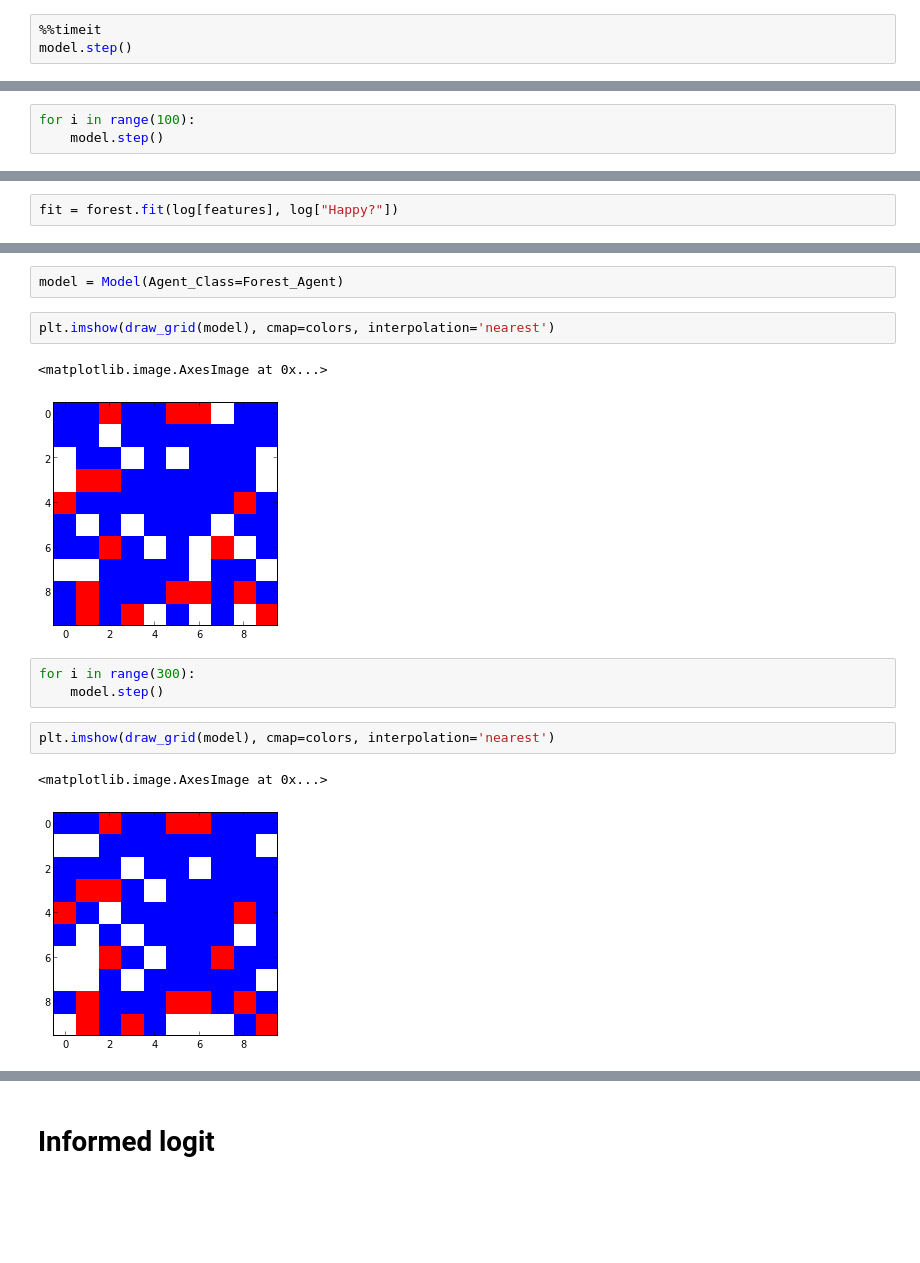
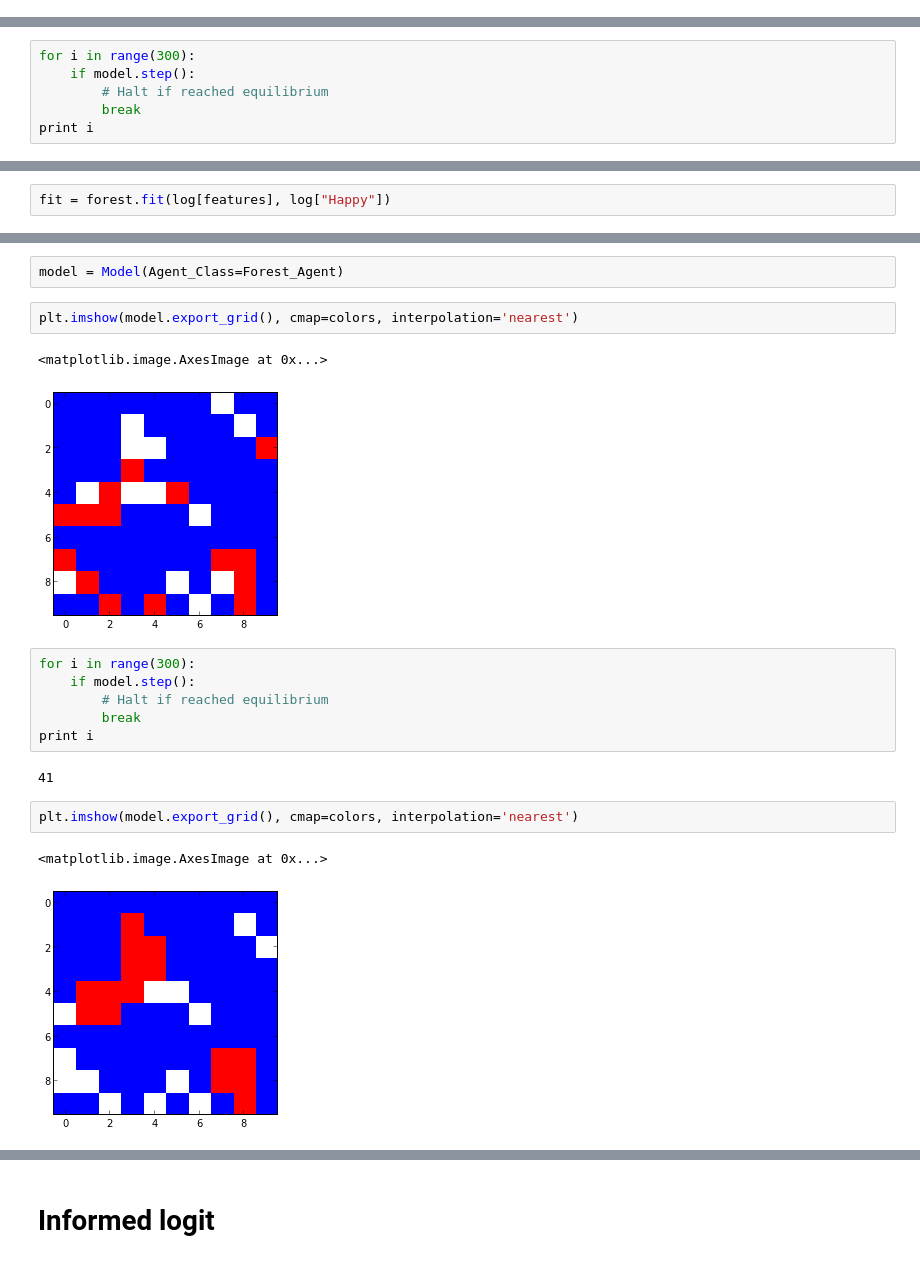
Before and after one commit to dmasad/Schelling_ML, a Jupyter notebook: Running the fitted model.ipynb, the cells around one changed output, grey strips where cells are left out. Drawn from its saved outputs; the diff is of its cells as text; blank space fills up the shorter version.

```diff
--- a/Running the fitted model.ipynb
+++ b/Running the fitted model.ipynb
@@ -66,3 +74,0 @@ plt.imshow(draw_grid(model), cmap=colors, interpolation='nearest')
-# %%
-%%timeit
-model.step()
@@ -71,3 +75,6 @@ model.step()
 # %%
-for i in range(100):
-    model.step()
+for i in range(300):
+    if model.step():
+        # Halt if reached equilibrium
+        break
+print i
@@ -81,21 +95,26 @@ plt.imshow(draw_grid(model), cmap=colors, interpolation='nearest')
 # %%
 forest = RandomForestClassifier(n_estimators=10, n_jobs=4)
 # %%
-fit = forest.fit(log[features], log["Happy?"])
+fit = forest.fit(log[features], log["Happy"])
 # %%
 Forest_Agent = define_ml_agent(fit.predict)
 # %%
 model = Model(Agent_Class=Forest_Agent)
 # %%
-plt.imshow(draw_grid(model), cmap=colors, interpolation='nearest')
+plt.imshow(model.export_grid(), cmap=colors, interpolation='nearest')
 # %% [output]
 <matplotlib.image.AxesImage at 0x...>
-[figure, old version]
+[figure, new version]
 # %%
 for i in range(300):
-    model.step()
+    if model.step():
+        # Halt if reached equilibrium
+        break
+print i
+# %% [output]
+41
 # %%
-plt.imshow(draw_grid(model), cmap=colors, interpolation='nearest')
+plt.imshow(model.export_grid(), cmap=colors, interpolation='nearest')
 # %% [output]
 <matplotlib.image.AxesImage at 0x...>
-[figure, old version]
+[figure, new version]
```
Also changed, not shown: parts of 13 cells of this notebook, 7 other files.
